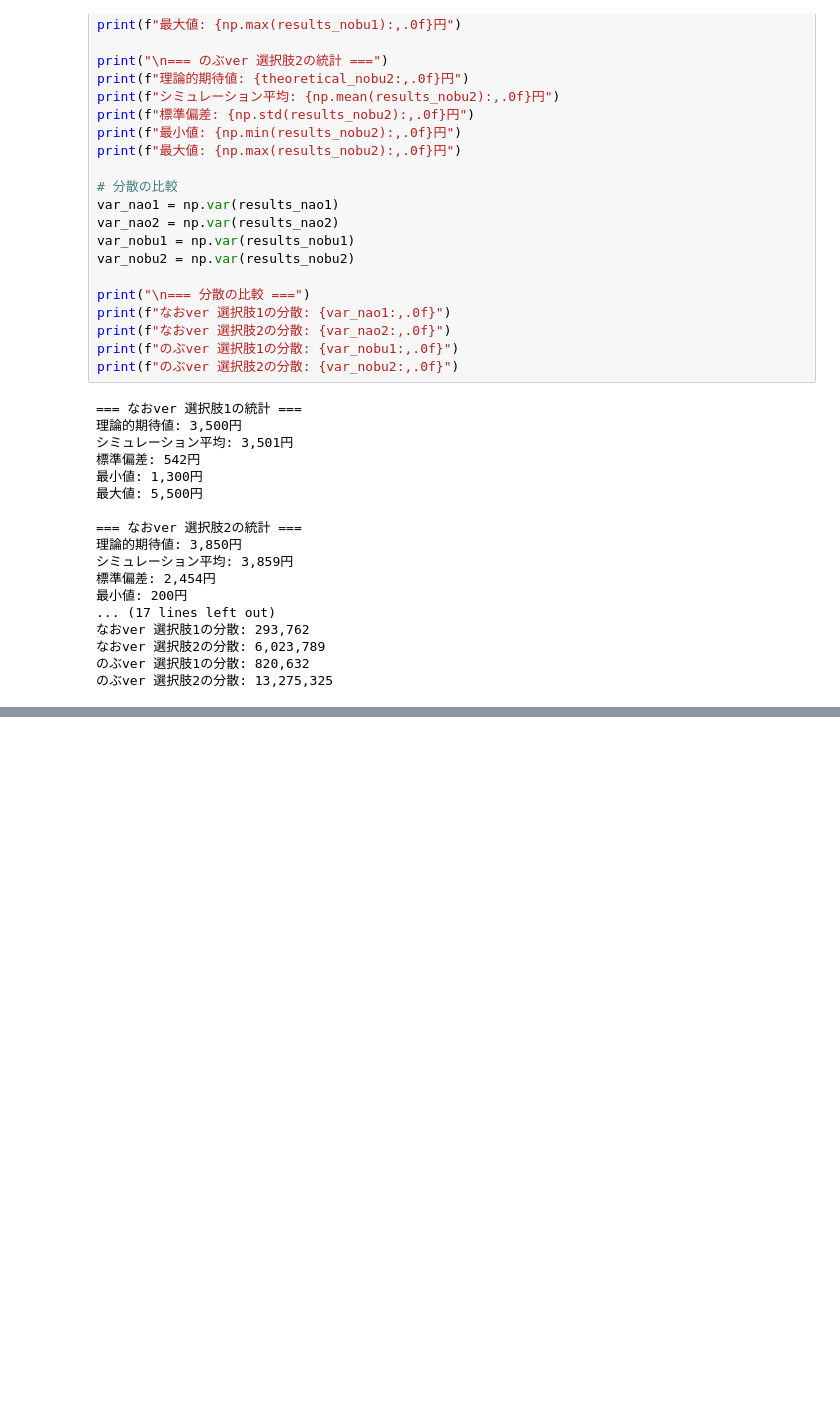
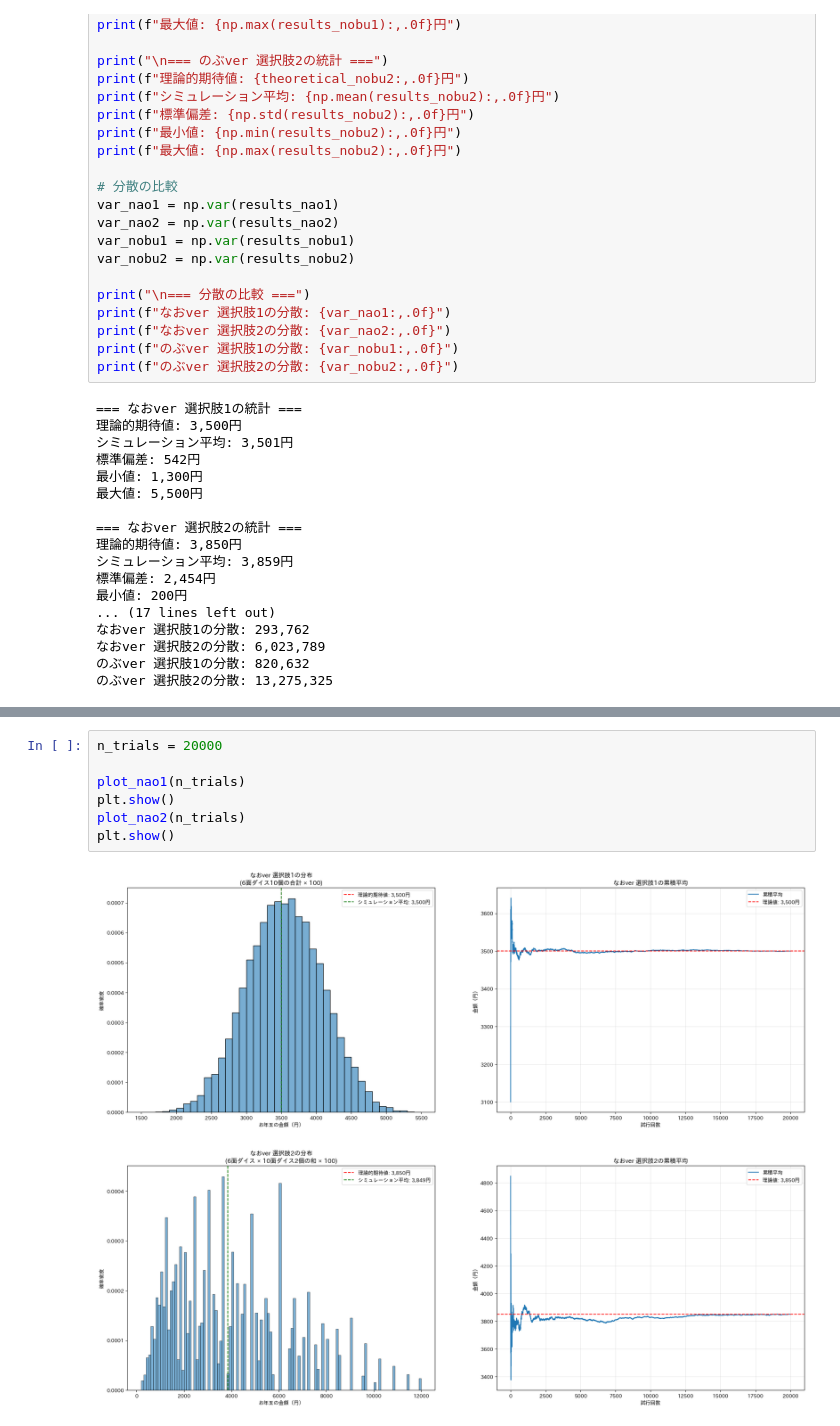
Before and after one commit to kigasudayooo/temporary_analysis, a Jupyter notebook: newyear/notebook/exp_otoshidama.ipynb, the cells around one changed output, grey strips where cells are left out. Drawn from its saved outputs; the diff is of its cells as text; blank space fills up the shorter version.

```diff
--- a/newyear/notebook/exp_otoshidama.ipynb
+++ b/newyear/notebook/exp_otoshidama.ipynb
@@ -342,0 +341,10 @@ plot_nao1(n_trials)
+# %%
+n_trials = 20000
+
+plot_nao1(n_trials)
+plt.show()
+plot_nao2(n_trials)
+plt.show()
+# %% [output]
+[figure, added]
+[figure, added]
```
Also changed, not shown: parts of 3 cells of this notebook.
